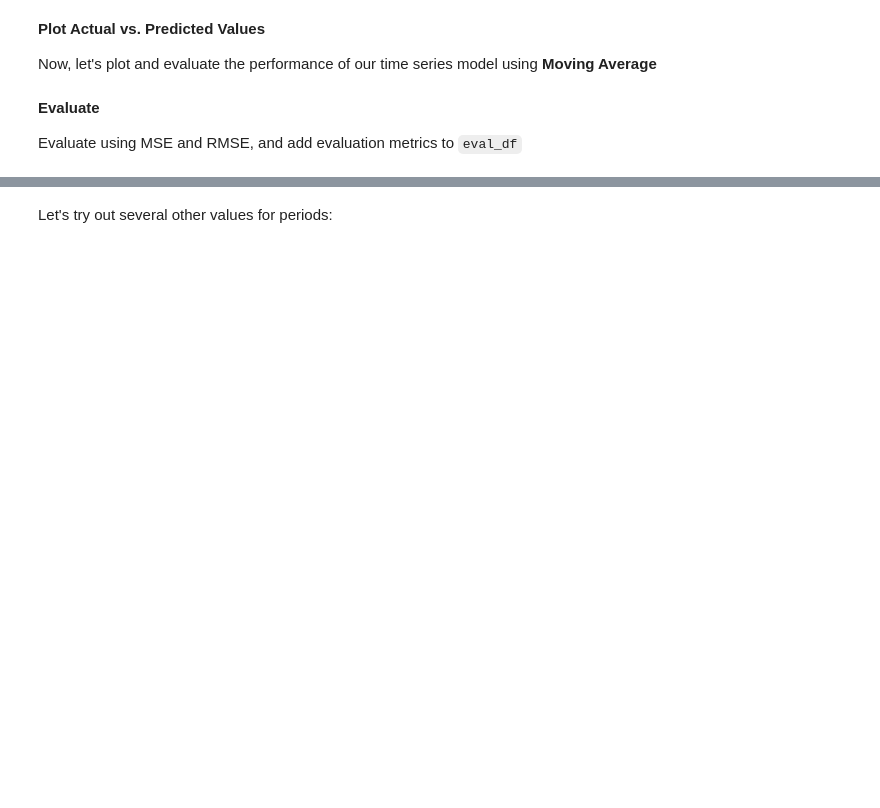
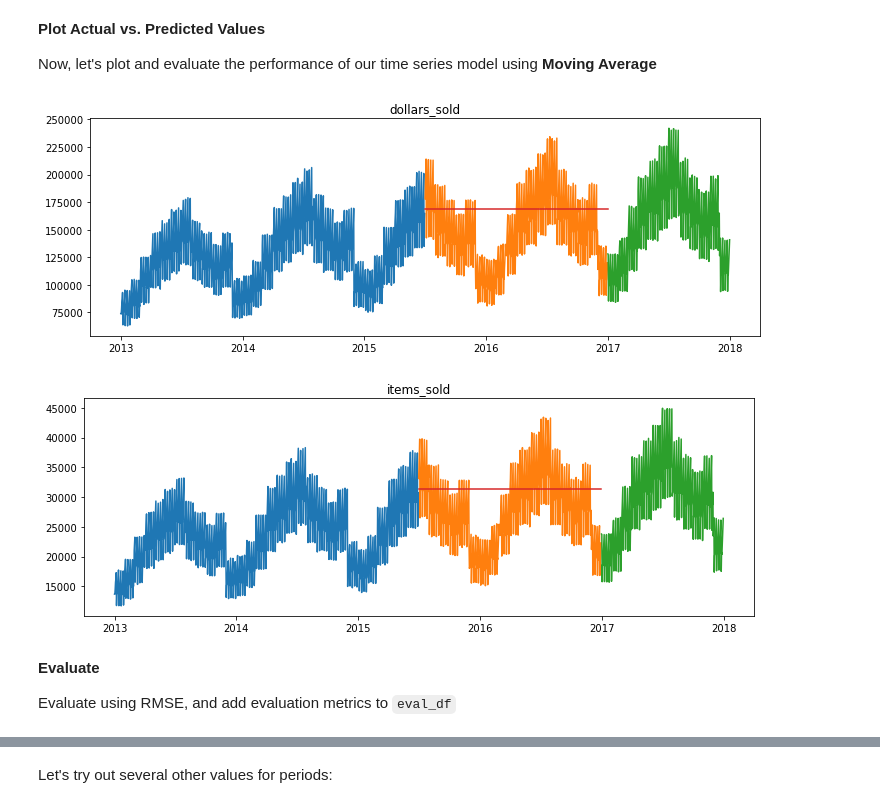
Before and after one commit to joshuamchavez2/time-series-analysis, a Jupyter notebook: modeling-lesson.ipynb, the cells around one changed output, grey strips where cells are left out. Drawn from its saved outputs; the diff is of its cells as text; code cells hidden in the pictures; blank space fills up the shorter version.

```diff
--- a/modeling-lesson.ipynb
+++ b/modeling-lesson.ipynb
@@ -457,7 +471,13 @@ In this example, we will use a 30-day moving average to forecast. In other words
 **Plot Actual vs. Predicted Values**
 
 Now, let's plot and evaluate the performance of our time series model using **Moving Average**
+# %%
+for col in train.columns:
+    plot_and_eval(col)
+# %% [output]
+[figure, added]
+[figure, added]
 # %% [markdown]
 **Evaluate**
 
-Evaluate using MSE and RMSE, and add evaluation metrics to `eval_df`
+Evaluate using RMSE, and add evaluation metrics to `eval_df`
```
Also changed, not shown: parts of 13 cells of this notebook.
